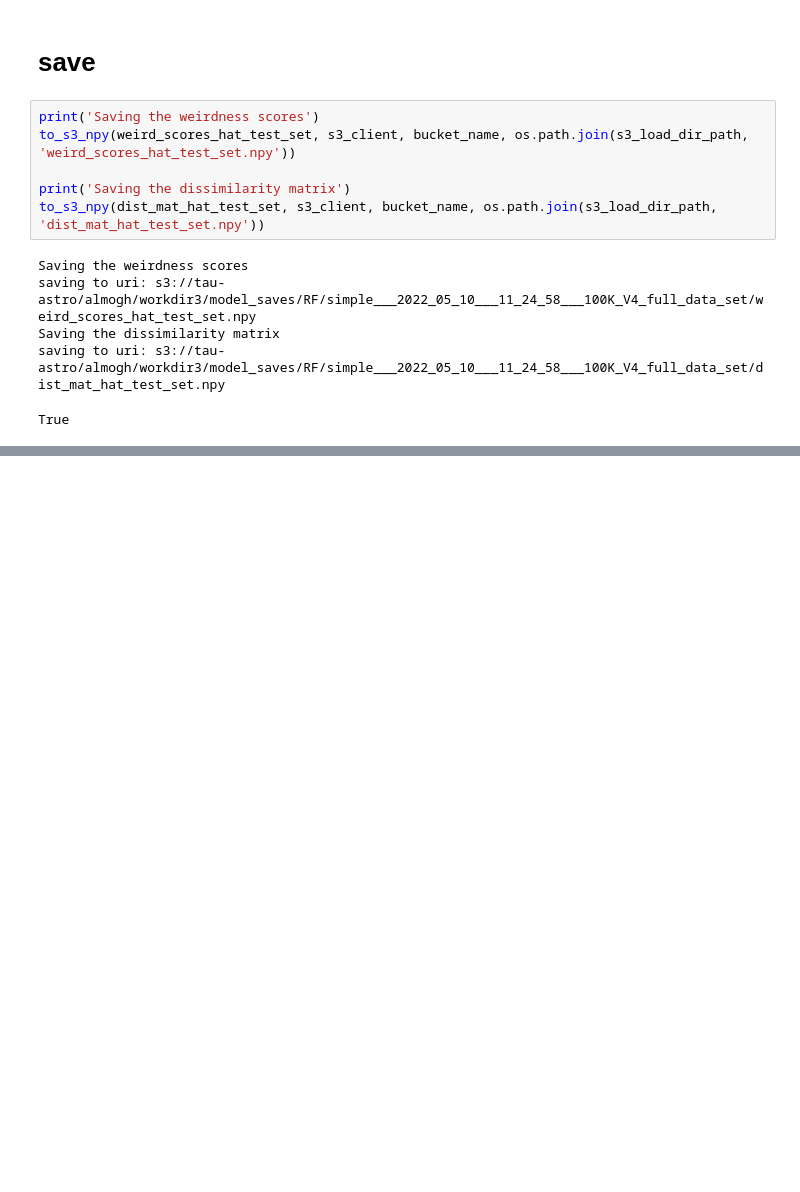
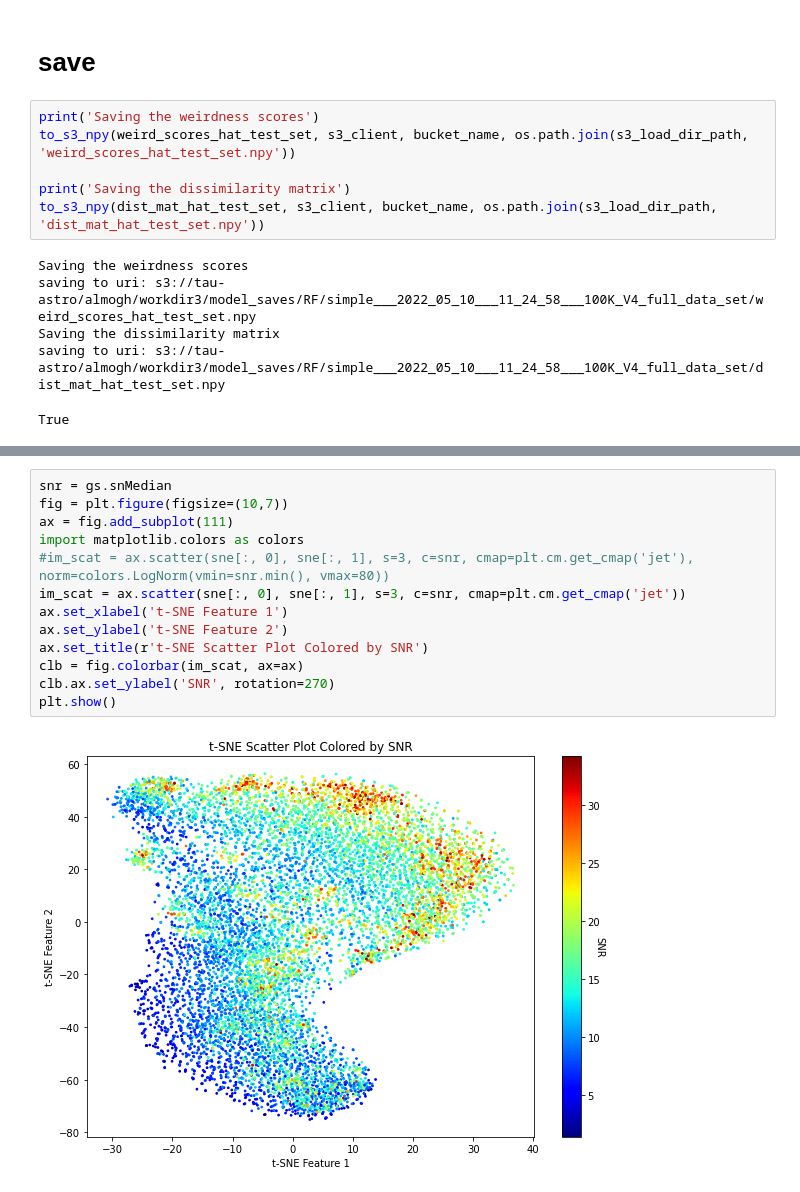
Before and after one commit to almoghershko/thesis, a Jupyter notebook: notebooks/100K/V4/infer_largeRF_100K_V4_test_set.ipynb, the cells around one changed output, grey strips where cells are left out. Cells and saved outputs as stored; diff of their text form; blank space fills up the shorter version.

```diff
--- a/notebooks/100K/V4/infer_largeRF_100K_V4_test_set.ipynb
+++ b/notebooks/100K/V4/infer_largeRF_100K_V4_test_set.ipynb
@@ -160,0 +239,15 @@ True
+# %%
+snr = gs.snMedian
+fig = plt.figure(figsize=(10,7))
+ax = fig.add_subplot(111)
+import matplotlib.colors as colors
+#im_scat = ax.scatter(sne[:, 0], sne[:, 1], s=3, c=snr, cmap=plt.cm.get_cmap('jet'), norm=colors.LogNorm(vmin=snr.min(), vmax=80))
+im_scat = ax.scatter(sne[:, 0], sne[:, 1], s=3, c=snr, cmap=plt.cm.get_cmap('jet'))
+ax.set_xlabel('t-SNE Feature 1')
+ax.set_ylabel('t-SNE Feature 2')
+ax.set_title(r't-SNE Scatter Plot Colored by SNR')
+clb = fig.colorbar(im_scat, ax=ax)
+clb.ax.set_ylabel('SNR', rotation=270)
+plt.show()
+# %% [output]
+[figure, added]
```
Also changed, not shown: parts of 12 cells of this notebook, 1 other file.
